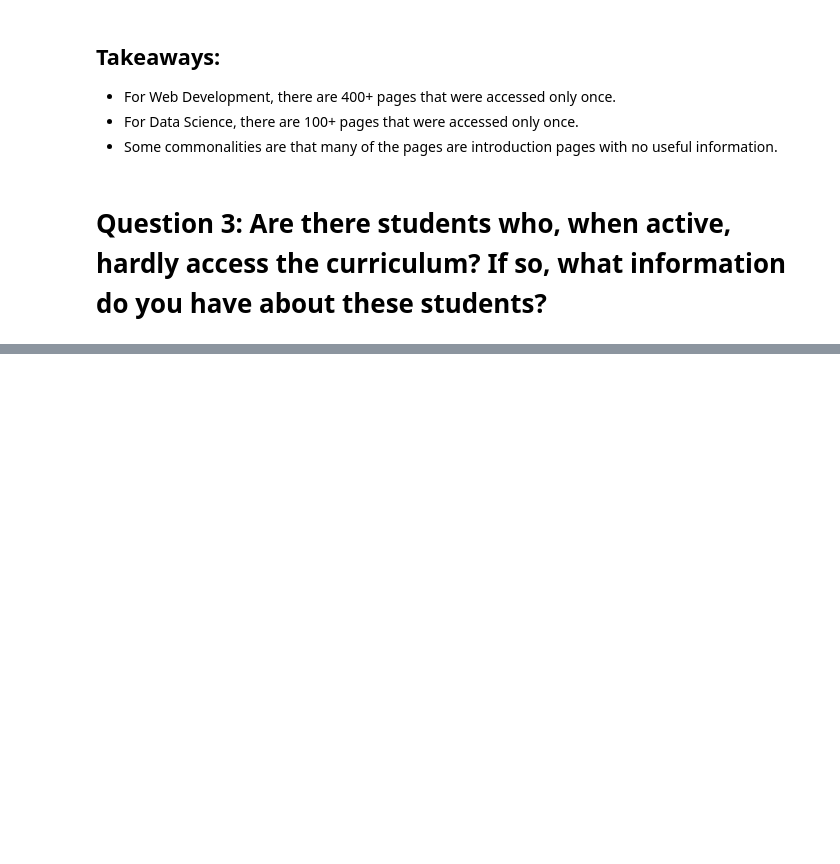
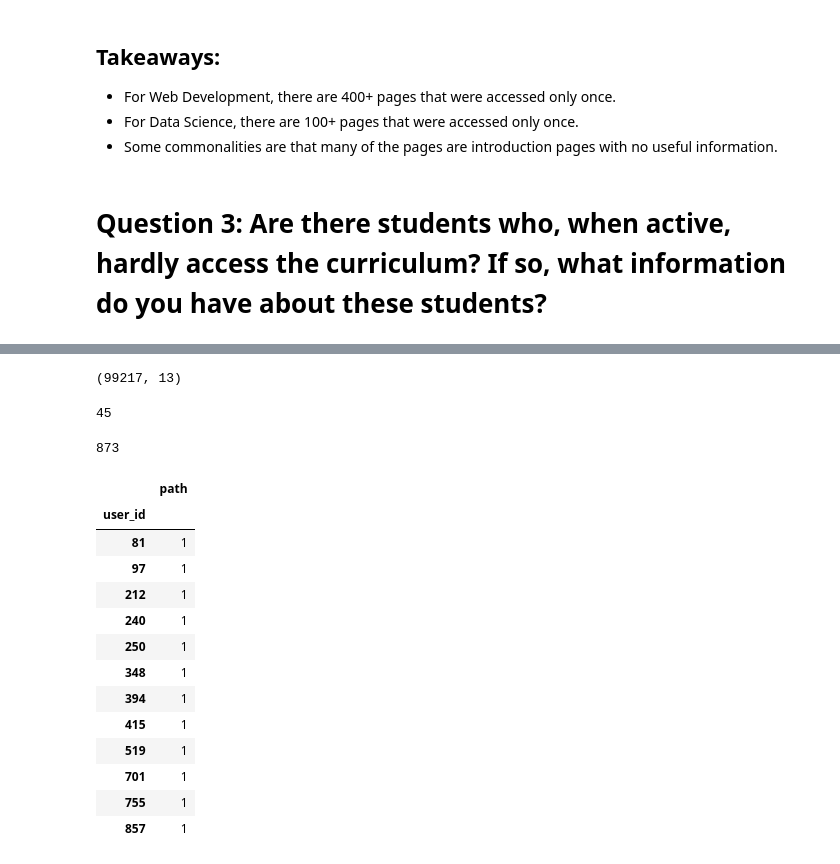
Before and after one commit to JML-Association/Anomaly-Detection-Project, a Jupyter notebook: Luis_working_notebook.ipynb, the cells around one changed output, grey strips where cells are left out. Cells and saved outputs as stored; diff of their text form; code cells hidden in the pictures; blank space fills up the shorter version.

```diff
--- a/Luis_working_notebook.ipynb
+++ b/Luis_working_notebook.ipynb
@@ -412,8 +386,0 @@ Name: has_graduated, dtype: int64
-# %%
-
-remove_pages = ['/', 'toc', 'appendix', 'index.html', 'search/search_index.json', 'mkdocs/search_index.json']
-
-# Clean page_viewed to remove logistic pages: Searches, Table of Contents, Appendix
-df = df.loc[~df.path.isin(remove_pages)]
-df = df.loc[~(df.cohort_name == 'Staff')]
-current_students = df.loc[df.has_graduated == 0]
@@ -426,0 +387,3 @@ ds_darden = current_students.loc[current_students.cohort_id == 59]
+# %%
+#Create an alumni column
+df['alumni']= np.where((df['date']<df['end_date']),'alumni','current')
@@ -426,0 +413,39 @@ ds_darden = current_students.loc[current_students.cohort_id == 59]
+# %%
+#create a data subset
+current_students = df.loc[df["alumni"] != 'alumni']
+# %%
+current_students.shape
+# %% [output]
+(99217, 13)
+# %%
+df.cohort_name.nunique()
+# %% [output]
+45
+# %%
+df.user_id.nunique()
+# %% [output]
+873
+# %%
+# Create a subset of students that only accessed the curriculum once.
+
+#current_students_upper_ids = current_students.groupby('user_id').path.count()[current_students.groupby('user_id').path.count() > 800].index.to_list()
+current_students_lower_ids = pd.DataFrame(current_students.groupby('user_id').path.count())
+#[current_students.groupby('user_id').path.count() <=1 ].index.to_list()
+# %%
+# 12 students accessed the curriculum only once.
+current_students_lower_ids[current_students_lower_ids.path <= 1]
+# %% [output]
+|  | path |
+| user_id |  |
+| 81 | 1 |
+| 97 | 1 |
+| 212 | 1 |
+| 240 | 1 |
+| 250 | 1 |
+| 348 | 1 |
+| 394 | 1 |
+| 415 | 1 |
+| 519 | 1 |
+| 701 | 1 |
+| 755 | 1 |
+| 857 | 1 |
```
Also changed, not shown: parts of 14 cells of this notebook.
